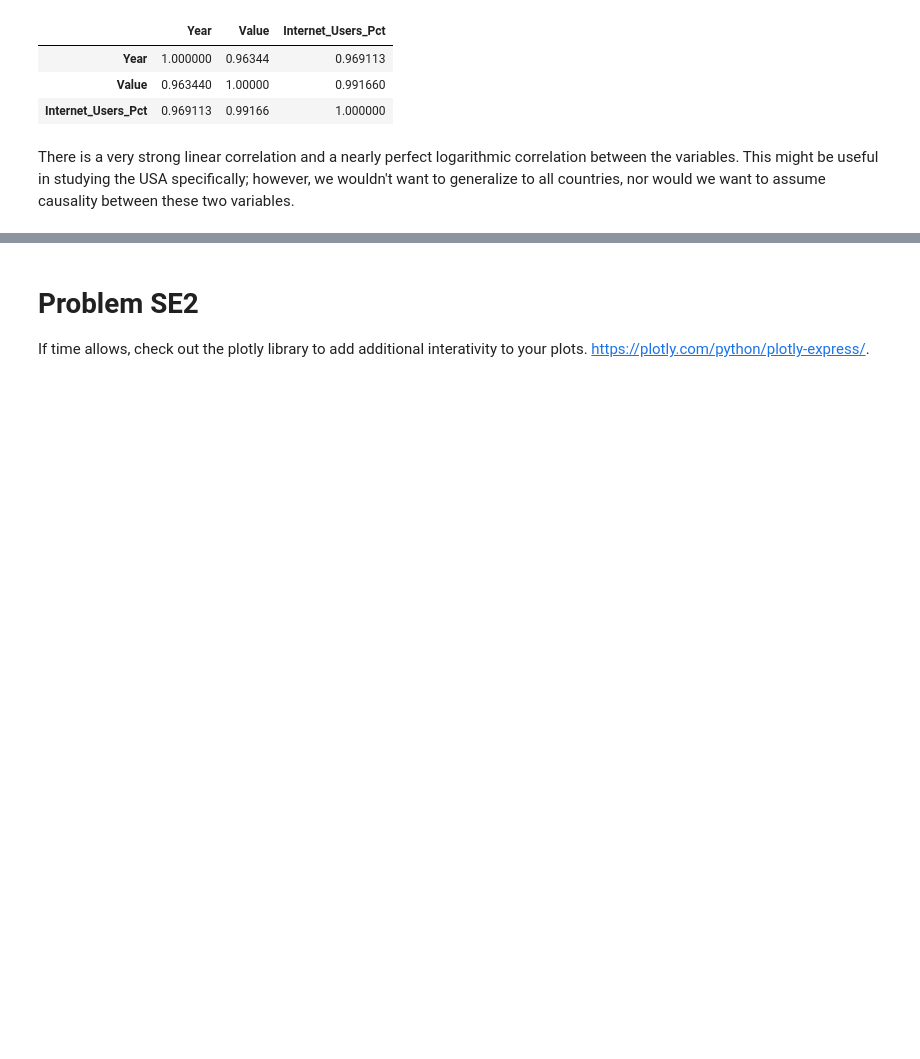
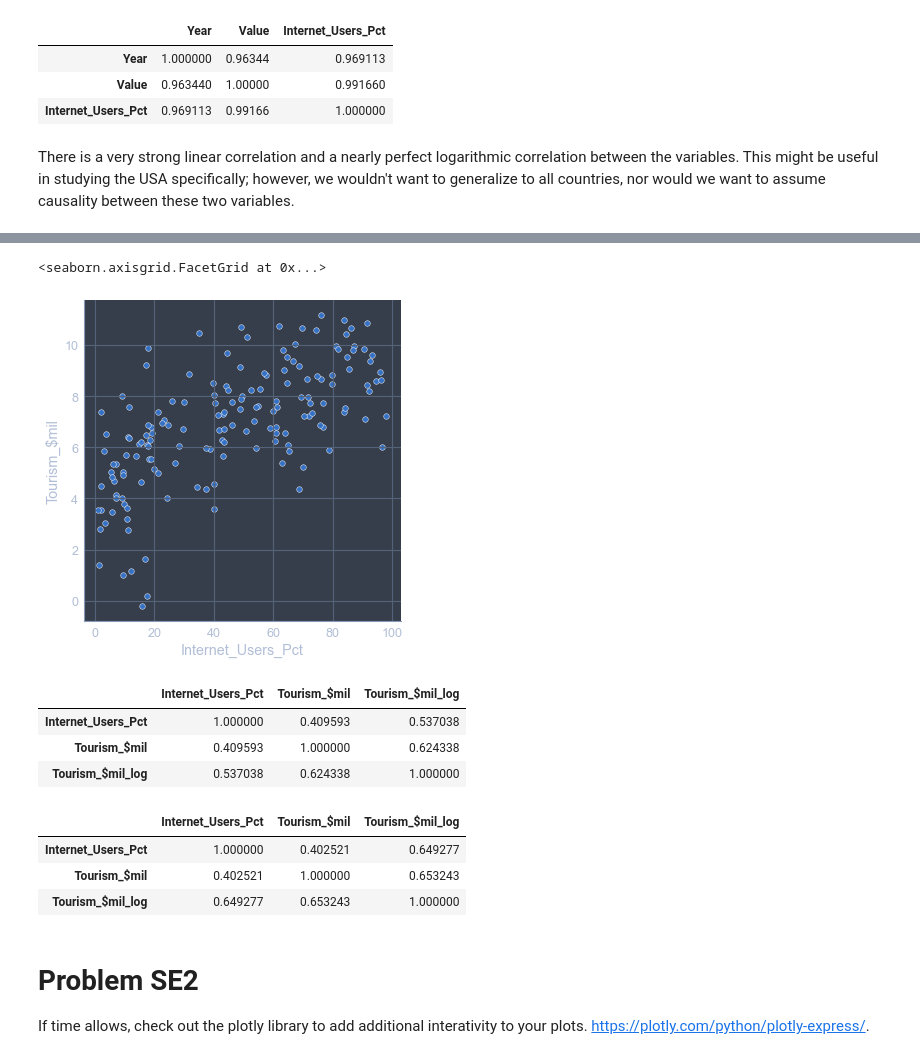
Before and after one commit to nss-data-science-cohort-5/un_exploration-jrioross, a Jupyter notebook: notebooks/UN_Data_Exploration.ipynb, the cells around one changed output, grey strips where cells are left out. Cells and saved outputs as stored; diff of their text form; code cells hidden in the pictures; blank space fills up the shorter version.

```diff
--- a/notebooks/UN_Data_Exploration.ipynb
+++ b/notebooks/UN_Data_Exploration.ipynb
@@ -612,0 +737,5 @@ Choose and download another data set from the UN data http://data.un.org/Explore
+# %%
+sns.relplot(x = 'Internet_Users_Pct', y = np.log(internet_tourism['Tourism_$mil']), data = internet_tourism[internet_tourism['Year'] == 2014])
+# %% [output]
+<seaborn.axisgrid.FacetGrid at 0x...>
+[figure, added]
@@ -613,3 +744,17 @@ Choose and download another data set from the UN data http://data.un.org/Explore
+# %%
+internet_tourism.corr()
+# %% [output]
+|  | Internet_Users_Pct | Tourism_$mil | Tourism_$mil_log |
+| Internet_Users_Pct | 1.000000 | 0.409593 | 0.537038 |
+| Tourism_$mil | 0.409593 | 1.000000 | 0.624338 |
+| Tourism_$mil_log | 0.537038 | 0.624338 | 1.000000 |
+# %%
+internet_tourism[internet_tourism['Year'] == 2014].corr()
+# %% [output]
+|  | Internet_Users_Pct | Tourism_$mil | Tourism_$mil_log |
+| Internet_Users_Pct | 1.000000 | 0.402521 | 0.649277 |
+| Tourism_$mil | 0.402521 | 1.000000 | 0.653243 |
+| Tourism_$mil_log | 0.649277 | 0.653243 | 1.000000 |
 # %% [markdown]
 # Problem SE2
 If time allows, check out the plotly library to add additional interativity to your plots. https://plotly.com/python/plotly-express/.
```
Also changed, not shown: parts of 14 cells of this notebook.
